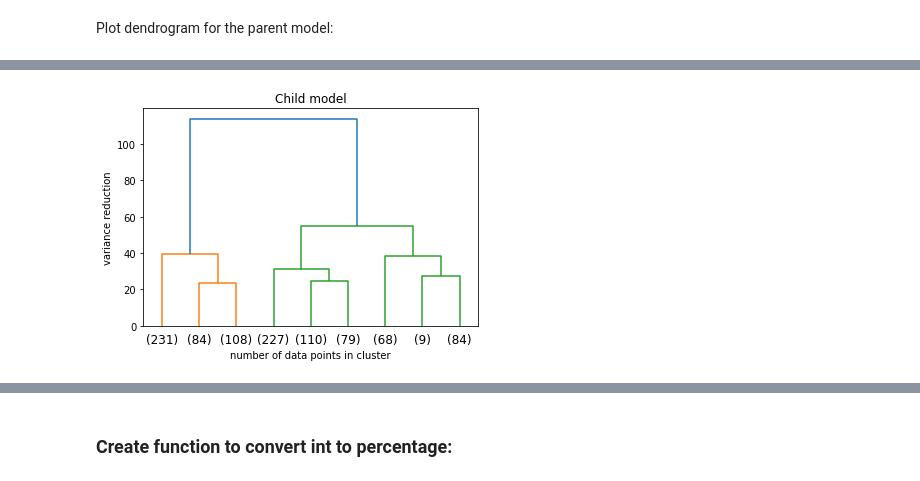
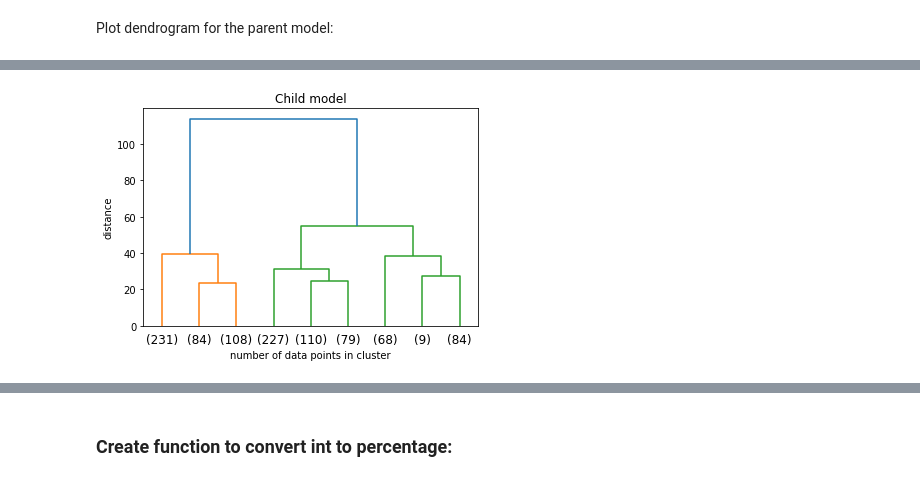
Before and after one commit to simonou99/music_genre_classification, a Jupyter notebook: main.ipynb, the cells around one changed output, grey strips where cells are left out. Cells and saved outputs as stored; diff of their text form; code cells hidden in the pictures.

```diff
--- a/main.ipynb
+++ b/main.ipynb
@@ -345,3 +377,9 @@ Adjusted random-index score for parent model:   0.11483943511201125
 Fowlkes-Mallows score for parent model: 0.2765579345278742
 Silhouette score for parent model:      0.18178089800891506
 Davies-Bouldin score for parent model:  1.7512195046619272
+# %%
+color = ListedColormap(plt.rcParams['axes.prop_cycle'].by_key()['color'])
+plt.figure(figsize=(10, 10))
+plt.scatter(X_2d.T[0], X_2d.T[1], c=parent_mod.labels_, cmap=color, marker='o')
+plt.title('Parent Clusters')
+plt.show()
@@ -348,8 +388,8 @@ Davies-Bouldin score for parent model:  1.7512195046619272
 # %%
 plt.title("Child model")
 plot_dendrogram(child_mod, truncate_mode="lastp", p=9)
 plt.xlabel("number of data points in cluster")
-plt.ylabel("variance reduction")
+plt.ylabel("distance")
 plt.show()
 # %% [output]
-[figure, old version]
+[figure, new version]
```
Also changed, not shown: parts of 28 cells of this notebook.
